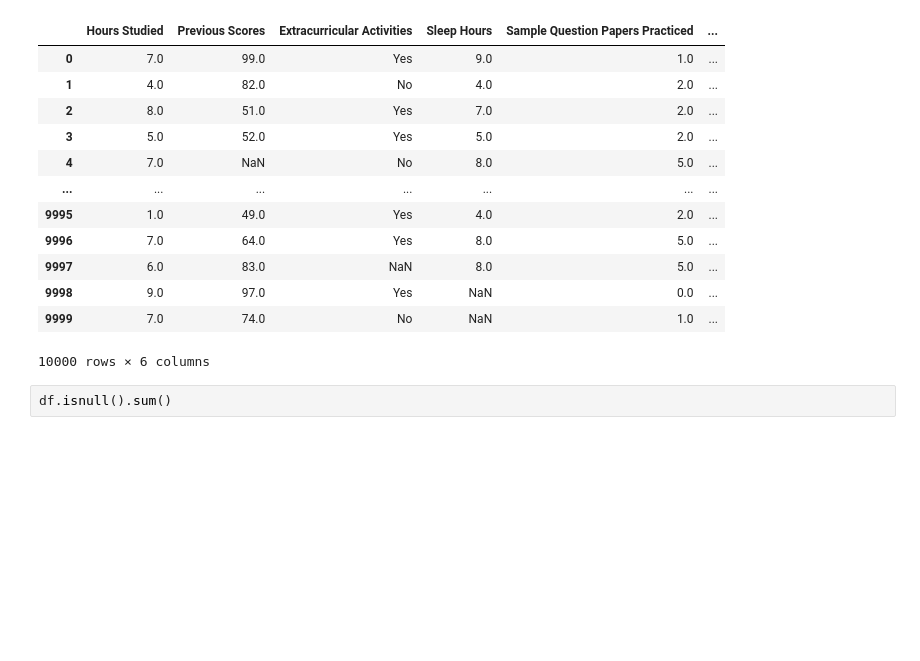
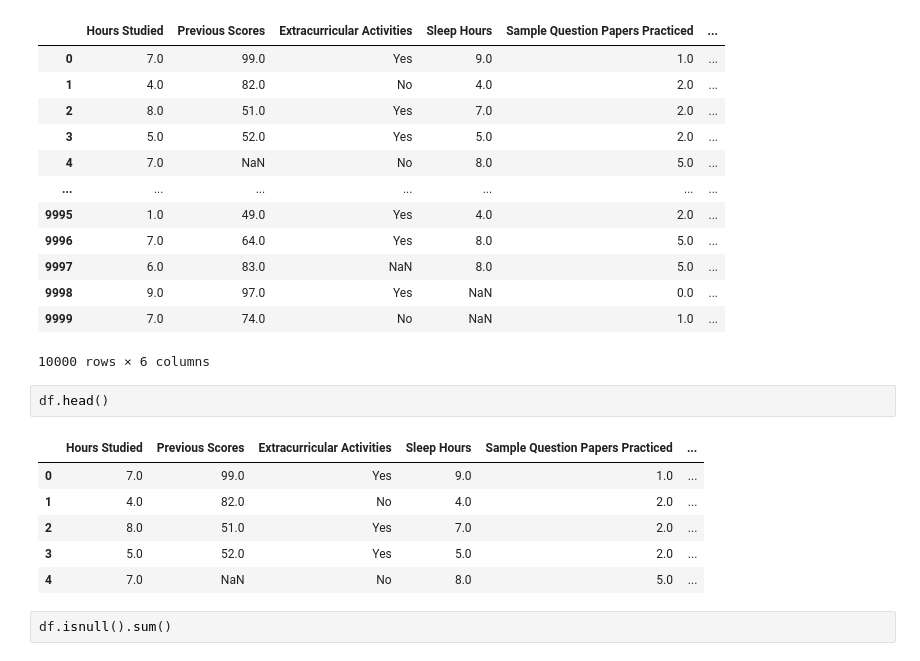
Before and after one commit to Sameerverma32/ML-12pm, a Jupyter notebook: Regression/multiplelinearregression.ipynb, the cells around one changed output. Saved outputs shown, nothing was run; the diff lists cells and outputs as text; blank space fills up the shorter version.

```diff
--- a/Regression/multiplelinearregression.ipynb
+++ b/Regression/multiplelinearregression.ipynb
@@ -196,6 +196,15 @@ df
 | 9998 | 9.0 | 97.0 | Yes | NaN | 0.0 | ... |
 | 9999 | 7.0 | 74.0 | No | NaN | 1.0 | ... |
 10000 rows × 6 columns
+# %%
+df.head()
+# %% [output]
+|  | Hours Studied | Previous Scores | Extracurricular Activities | Sleep Hours | Sample Question Papers Practiced | ... |
+| 0 | 7.0 | 99.0 | Yes | 9.0 | 1.0 | ... |
+| 1 | 4.0 | 82.0 | No | 4.0 | 2.0 | ... |
+| 2 | 8.0 | 51.0 | Yes | 7.0 | 2.0 | ... |
+| 3 | 5.0 | 52.0 | Yes | 5.0 | 2.0 | ... |
+| 4 | 7.0 | NaN | No | 8.0 | 5.0 | ... |
 # %%
 df.isnull().sum()
 # %% [output]
```
Also changed, not shown: parts of 4 cells of this notebook.
